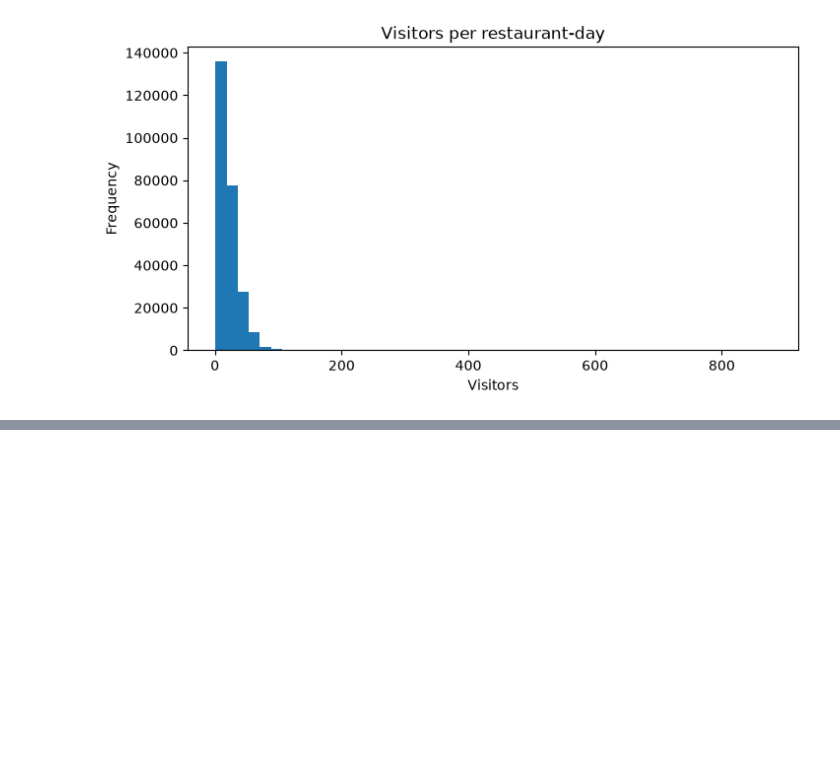
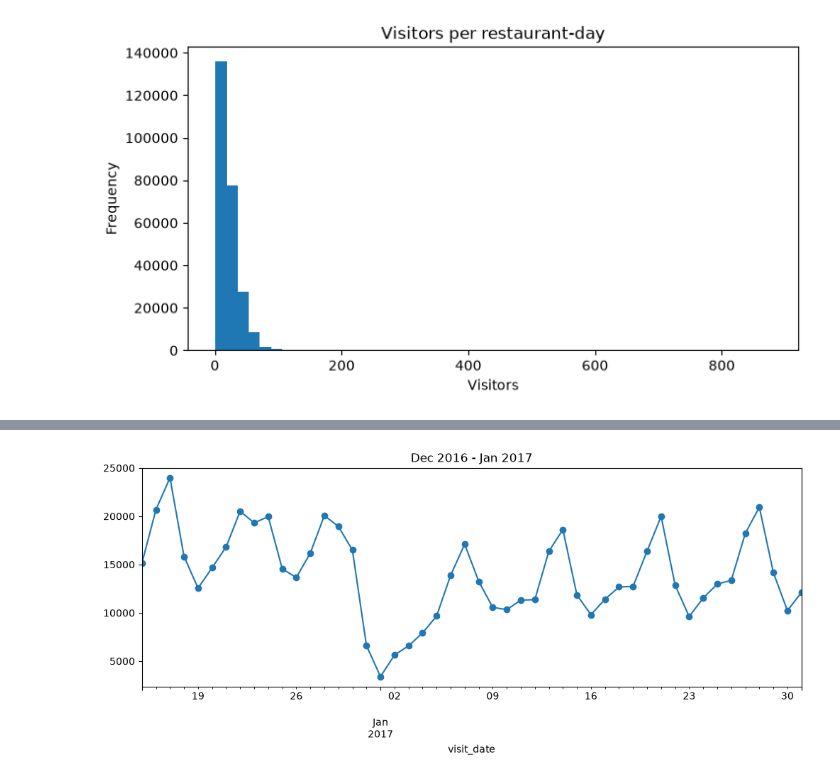
Before and after one commit to bakarboyy/restaurant-demand-forecasting, a Jupyter notebook: notebooks/01_explore.ipynb, the cells around one changed output, grey strips where cells are left out. Cells and saved outputs as stored; diff of their text form; code cells hidden in the pictures; blank space fills up the shorter version.

```diff
--- a/notebooks/01_explore.ipynb
+++ b/notebooks/01_explore.ipynb
@@ -86,0 +147,5 @@ The weekend is generally more busier than the rest of the week. Saturdays are th
+# %%
+daily["2016-12-15":"2017-01-31"].plot(figsize=(12, 4), marker="o", title="Dec 2016 - Jan 2017")
+plt.show()
+# %% [output]
+[figure, added]
```
Also changed, not shown: parts of 35 cells of this notebook.
